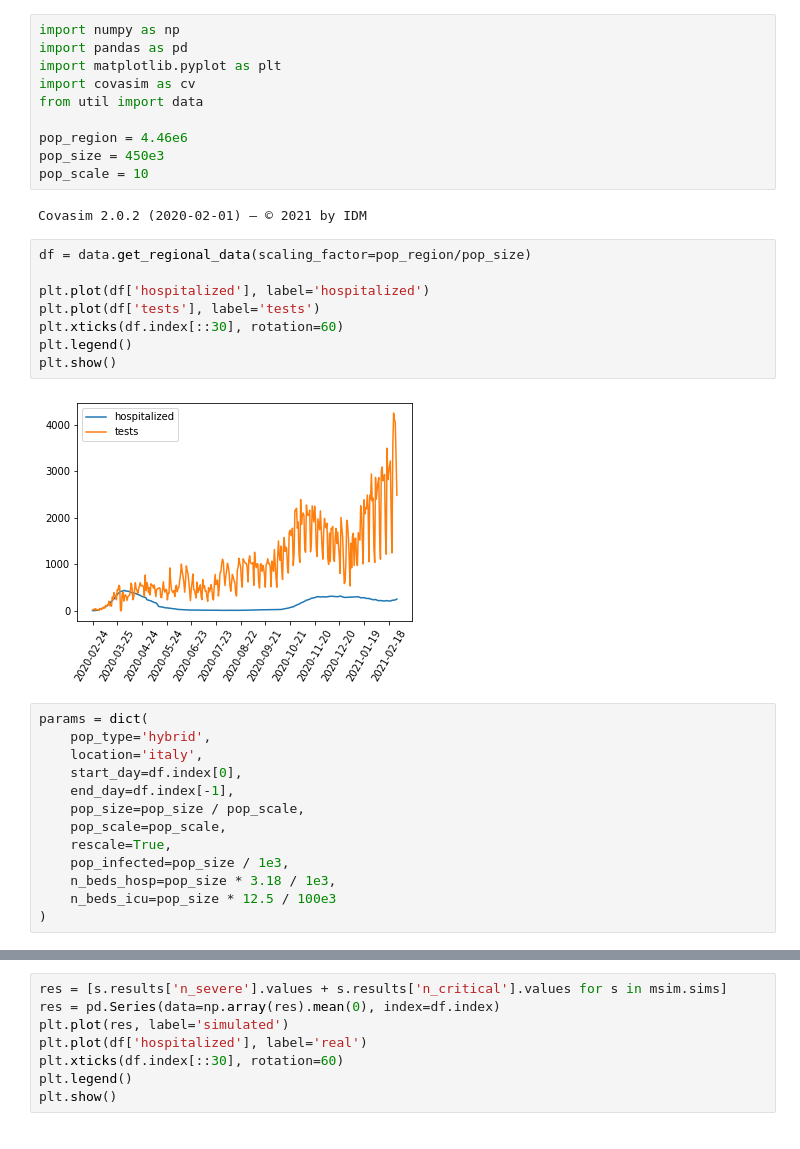
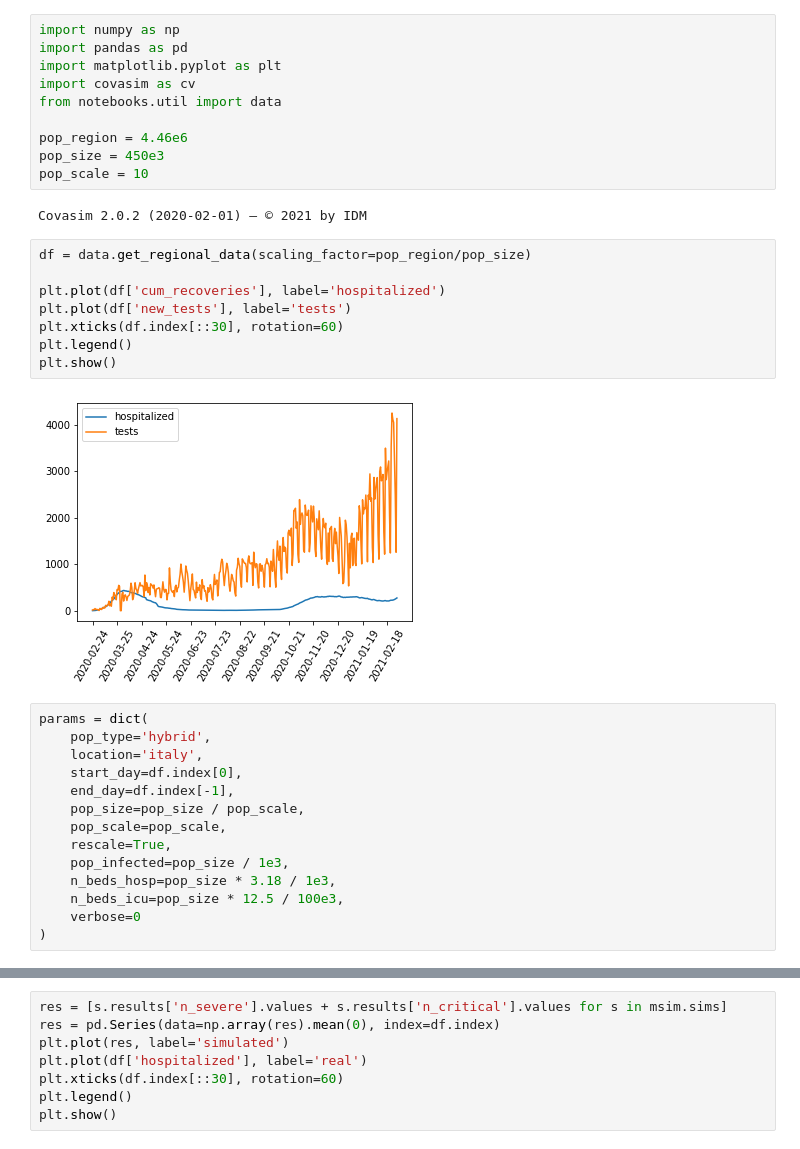
Before and after one commit to LIA-UniBo/EpidemicModelLearning, a Jupyter notebook: notebooks/2. Calibration.ipynb, the cells around one changed output, grey strips where cells are left out. Drawn from its saved outputs; the diff is of its cells as text.

```diff
--- a/notebooks/2. Calibration.ipynb
+++ b/notebooks/2. Calibration.ipynb
@@ -3,7 +3,7 @@ import numpy as np
 import pandas as pd
 import matplotlib.pyplot as plt
 import covasim as cv
-from util import data
+from notebooks.util import data
 
 pop_region = 4.46e6
 pop_size = 450e3
@@ -13,13 +13,13 @@ Covasim 2.0.2 (2020-02-01) — © 2021 by IDM
 # %%
 df = data.get_regional_data(scaling_factor=pop_region/pop_size)
 
-plt.plot(df['hospitalized'], label='hospitalized')
-plt.plot(df['tests'], label='tests')
+plt.plot(df['cum_recoveries'], label='hospitalized')
+plt.plot(df['new_tests'], label='tests')
 plt.xticks(df.index[::30], rotation=60)
 plt.legend()
 plt.show()
 # %% [output]
-[figure, old version]
+[figure, new version]
 # %%
 params = dict(
     pop_type='hybrid',
@@ -31,5 +31,6 @@ params = dict(
     rescale=True,
     pop_infected=pop_size / 1e3,
     n_beds_hosp=pop_size * 3.18 / 1e3,
-    n_beds_icu=pop_size * 12.5 / 100e3
+    n_beds_icu=pop_size * 12.5 / 100e3,
+    verbose=0
 )
```
Also changed, not shown: parts of 7 cells of this notebook, 2 other files.
